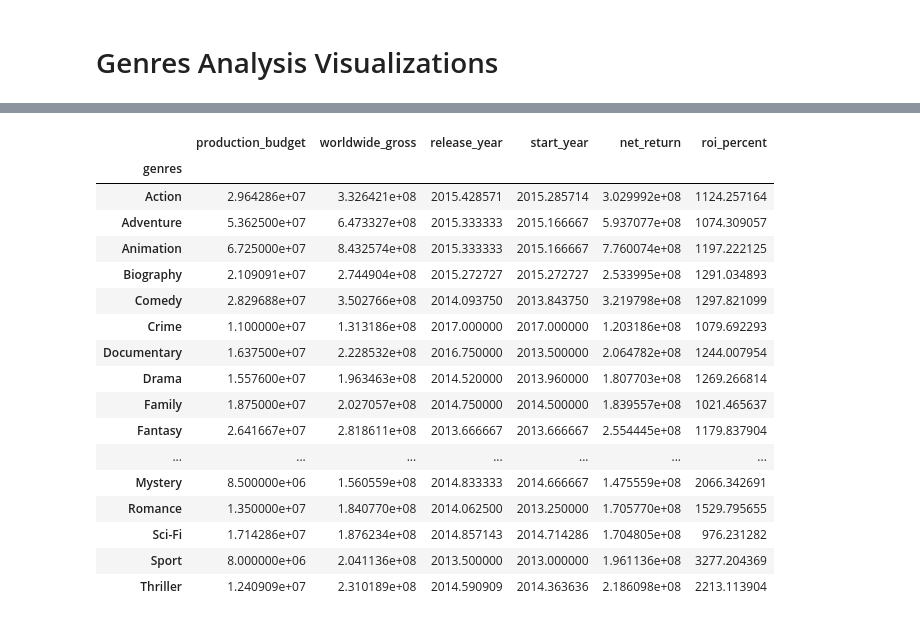
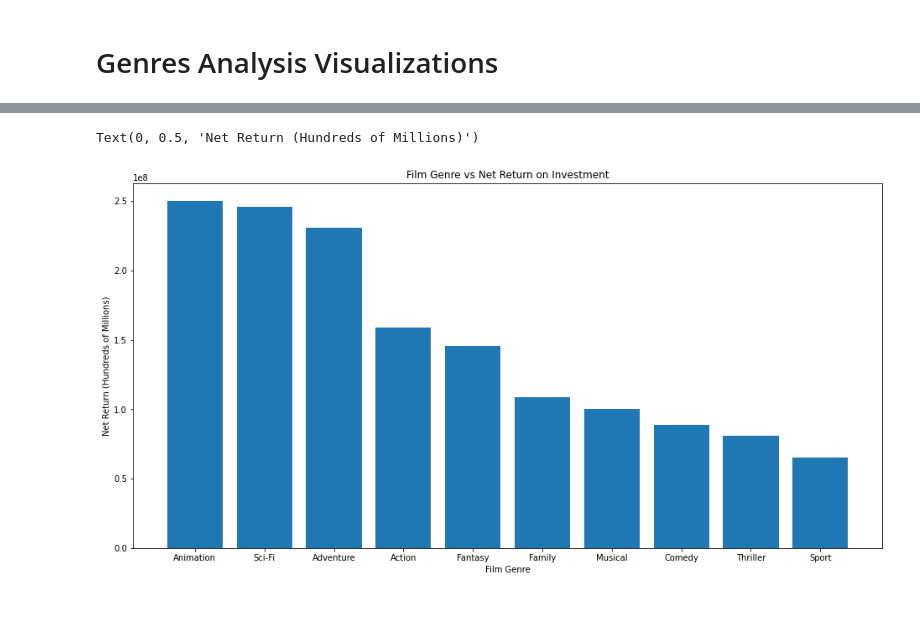
Before and after one commit to charlesmpan/FilmStudioMovieRec, a Jupyter notebook: final_notebook_ben.ipynb, the cells around one changed output, grey strips where cells are left out. Drawn from its saved outputs; the diff is of its cells as text; code cells hidden in the pictures.

Commit message:
Produced 2 initial visualizations for net return and roi percent

```diff
--- a/final_notebook_ben.ipynb
+++ b/final_notebook_ben.ipynb
@@ -116,29 +87,23 @@ netreturn_mean_df = budgets_basics_netreturn_df.groupby(['genres']).mean()
-# %%
-# budgets_basics_roi_df created to get top 100 movies by ROI%
-budgets_basics_roi_df = moviebudgets_moviebasics_df.sort_values(by='roi_percent',ascending=False).head(100)
-# split genres string to list
-budgets_basics_roi_df['genres'] = budgets_basics_roi_df['genres'].str.split(",")
-# split genres lists to unique rows for counts of individual genres instead of combinations
-budgets_basics_roi_df = budgets_basics_roi_df.explode('genres')
-# means by genre
-roi_mean_df = budgets_basics_roi_df.groupby(['genres']).mean()
-roi_mean_df
-# %% [output]
-|  | production_budget | worldwide_gross | release_year | start_year | net_return | roi_percent |
-| genres |  |  |  |  |  |  |
-| Action | 2.964286e+07 | 3.326421e+08 | 2015.428571 | 2015.285714 | 3.029992e+08 | 1124.257164 |
-| Adventure | 5.362500e+07 | 6.473327e+08 | 2015.333333 | 2015.166667 | 5.937077e+08 | 1074.309057 |
-| Animation | 6.725000e+07 | 8.432574e+08 | 2015.333333 | 2015.166667 | 7.760074e+08 | 1197.222125 |
-| Biography | 2.109091e+07 | 2.744904e+08 | 2015.272727 | 2015.272727 | 2.533995e+08 | 1291.034893 |
-| Comedy | 2.829688e+07 | 3.502766e+08 | 2014.093750 | 2013.843750 | 3.219798e+08 | 1297.821099 |
-| Crime | 1.100000e+07 | 1.313186e+08 | 2017.000000 | 2017.000000 | 1.203186e+08 | 1079.692293 |
-| Documentary | 1.637500e+07 | 2.228532e+08 | 2016.750000 | 2013.500000 | 2.064782e+08 | 1244.007954 |
-| Drama | 1.557600e+07 | 1.963463e+08 | 2014.520000 | 2013.960000 | 1.807703e+08 | 1269.266814 |
-| Family | 1.875000e+07 | 2.027057e+08 | 2014.750000 | 2014.500000 | 1.839557e+08 | 1021.465637 |
-| Fantasy | 2.641667e+07 | 2.818611e+08 | 2013.666667 | 2013.666667 | 2.554445e+08 | 1179.837904 |
-| ... | ... | ... | ... | ... | ... | ... |
-| Mystery | 8.500000e+06 | 1.560559e+08 | 2014.833333 | 2014.666667 | 1.475559e+08 | 2066.342691 |
-| Romance | 1.350000e+07 | 1.840770e+08 | 2014.062500 | 2013.250000 | 1.705770e+08 | 1529.795655 |
-| Sci-Fi | 1.714286e+07 | 1.876234e+08 | 2014.857143 | 2014.714286 | 1.704805e+08 | 976.231282 |
-| Sport | 8.000000e+06 | 2.041136e+08 | 2013.500000 | 2013.000000 | 1.961136e+08 | 3277.204369 |
-| Thriller | 1.240909e+07 | 2.310189e+08 | 2014.590909 | 2014.363636 | 2.186098e+08 | 2213.113904 |
+# %%
+# genres to list
+moviebudgets_moviebasics_df['genres'] = moviebudgets_moviebasics_df['genres'].str.split(",")
+# explode out rows for movies with multiple genres for visualization purposes
+moviebudgets_moviebasics_df = moviebudgets_moviebasics_df.explode('genres')
+# means grouped by genre
+moviebudgets_moviebasics_mean_df = moviebudgets_moviebasics_df.groupby(['genres']).mean().reset_index()
+# %%
+# visualization 1: net return
+net_return_vis = moviebudgets_moviebasics_mean_df.sort_values(by='net_return', ascending=False).head(10)
+
+
+fig, ax = plt.subplots(figsize=(16, 8))
+x_values = list(net_return_vis['genres'])
+y_values = list(net_return_vis['net_return'])
+
+ax.bar(x_values, y_values)
+ax.set_title('Film Genre vs Net Return on Investment')
+plt.xlabel('Film Genre')
+plt.ylabel('Net Return (Hundreds of Millions)')
+# %% [output]
+Text(0, 0.5, 'Net Return (Hundreds of Millions)')
+[figure, added]
```
Also changed, not shown: parts of 2 cells of this notebook.
